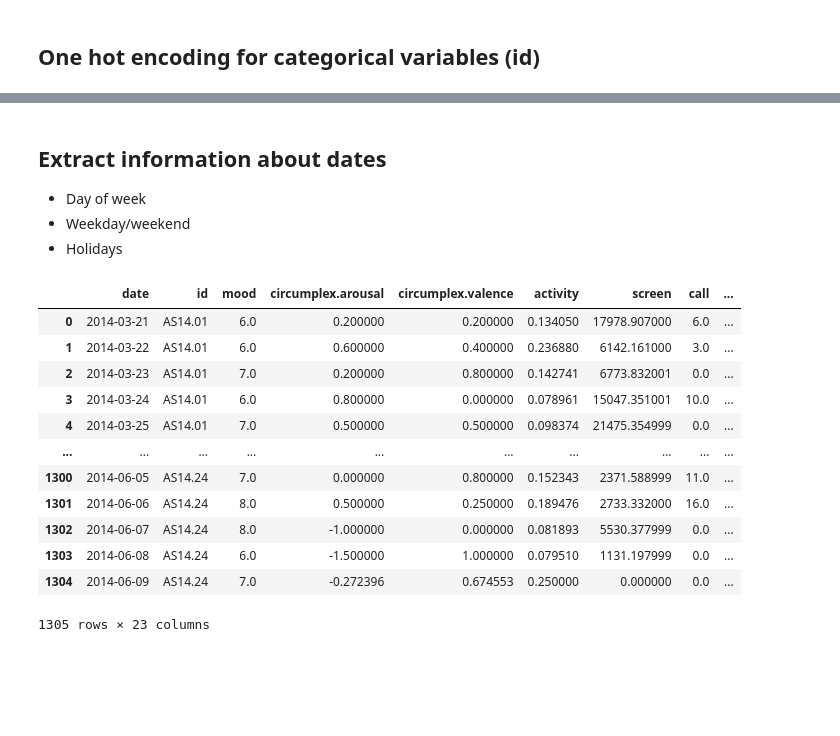
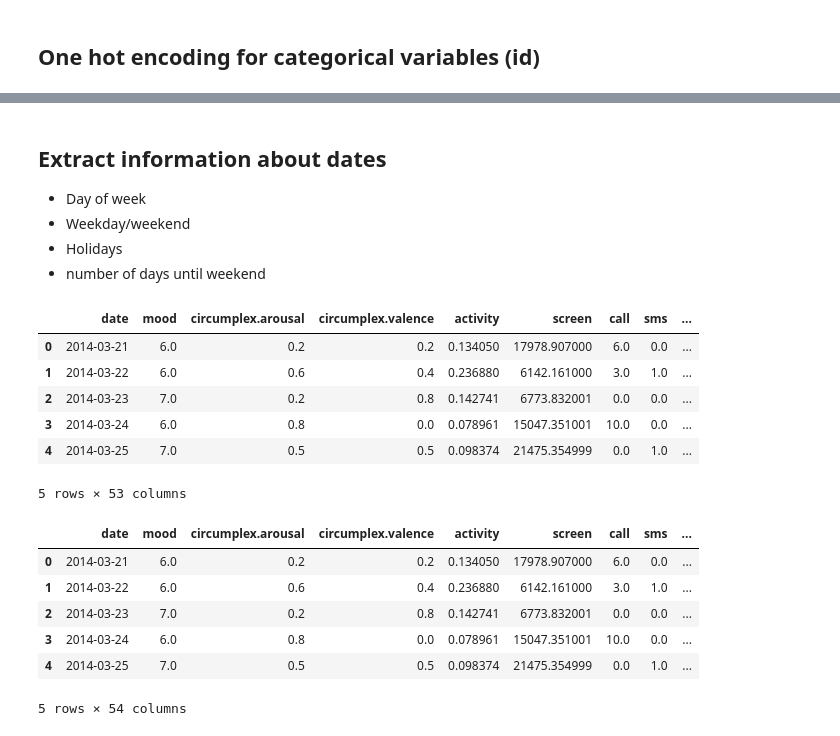
Before and after one commit to QST23/course_dmt, a Jupyter notebook: ass1/feature_engineering.ipynb, the cells around one changed output, grey strips where cells are left out. Drawn from its saved outputs; the diff is of its cells as text; code cells hidden in the pictures; blank space fills up the shorter version.

```diff
--- a/ass1/feature_engineering.ipynb
+++ b/ass1/feature_engineering.ipynb
@@ -140,22 +128,30 @@ df = one_hot_encode_feature(df, 'id')
 - Day of week
 - Weekday/weekend
 - Holidays
+- number of days until weekend
 # %%
 def find_day_of_week(df):
     df['day_of_week'] = pd.to_datetime(df['date']).dt.day_name()
     return df
-find_day_of_week(df)
+find_day_of_week(df).head()
 # %% [output]
-|  | date | id | mood | circumplex.arousal | circumplex.valence | activity | screen | call | ... |
-| 0 | 2014-03-21 | AS14.01 | 6.0 | 0.200000 | 0.200000 | 0.134050 | 17978.907000 | 6.0 | ... |
-| 1 | 2014-03-22 | AS14.01 | 6.0 | 0.600000 | 0.400000 | 0.236880 | 6142.161000 | 3.0 | ... |
-| 2 | 2014-03-23 | AS14.01 | 7.0 | 0.200000 | 0.800000 | 0.142741 | 6773.832001 | 0.0 | ... |
-| 3 | 2014-03-24 | AS14.01 | 6.0 | 0.800000 | 0.000000 | 0.078961 | 15047.351001 | 10.0 | ... |
-| 4 | 2014-03-25 | AS14.01 | 7.0 | 0.500000 | 0.500000 | 0.098374 | 21475.354999 | 0.0 | ... |
-| ... | ... | ... | ... | ... | ... | ... | ... | ... | ... |
-| 1300 | 2014-06-05 | AS14.24 | 7.0 | 0.000000 | 0.800000 | 0.152343 | 2371.588999 | 11.0 | ... |
-| 1301 | 2014-06-06 | AS14.24 | 8.0 | 0.500000 | 0.250000 | 0.189476 | 2733.332000 | 16.0 | ... |
-| 1302 | 2014-06-07 | AS14.24 | 8.0 | -1.000000 | 0.000000 | 0.081893 | 5530.377999 | 0.0 | ... |
-| 1303 | 2014-06-08 | AS14.24 | 6.0 | -1.500000 | 1.000000 | 0.079510 | 1131.197999 | 0.0 | ... |
-| 1304 | 2014-06-09 | AS14.24 | 7.0 | -0.272396 | 0.674553 | 0.250000 | 0.000000 | 0.0 | ... |
+|  | date | mood | circumplex.arousal | circumplex.valence | activity | screen | call | sms | ... |
+| 0 | 2014-03-21 | 6.0 | 0.2 | 0.2 | 0.134050 | 17978.907000 | 6.0 | 0.0 | ... |
+| 1 | 2014-03-22 | 6.0 | 0.6 | 0.4 | 0.236880 | 6142.161000 | 3.0 | 1.0 | ... |
+| 2 | 2014-03-23 | 7.0 | 0.2 | 0.8 | 0.142741 | 6773.832001 | 0.0 | 0.0 | ... |
+| 3 | 2014-03-24 | 6.0 | 0.8 | 0.0 | 0.078961 | 15047.351001 | 10.0 | 0.0 | ... |
+| 4 | 2014-03-25 | 7.0 | 0.5 | 0.5 | 0.098374 | 21475.354999 | 0.0 | 1.0 | ... |
-1305 rows × 23 columns
+5 rows × 53 columns
+# %%
+def is_weekend(df):
+    df['is_weekend'] = df['day_of_week'].isin(['Saturday', 'Sunday'])
+    return df
+is_weekend(df).head()
+# %% [output]
+|  | date | mood | circumplex.arousal | circumplex.valence | activity | screen | call | sms | ... |
+| 0 | 2014-03-21 | 6.0 | 0.2 | 0.2 | 0.134050 | 17978.907000 | 6.0 | 0.0 | ... |
+| 1 | 2014-03-22 | 6.0 | 0.6 | 0.4 | 0.236880 | 6142.161000 | 3.0 | 1.0 | ... |
+| 2 | 2014-03-23 | 7.0 | 0.2 | 0.8 | 0.142741 | 6773.832001 | 0.0 | 0.0 | ... |
+| 3 | 2014-03-24 | 6.0 | 0.8 | 0.0 | 0.078961 | 15047.351001 | 10.0 | 0.0 | ... |
+| 4 | 2014-03-25 | 7.0 | 0.5 | 0.5 | 0.098374 | 21475.354999 | 0.0 | 1.0 | ... |
+5 rows × 54 columns
```
Also changed, not shown: parts of 15 cells of this notebook, 2 other files.
